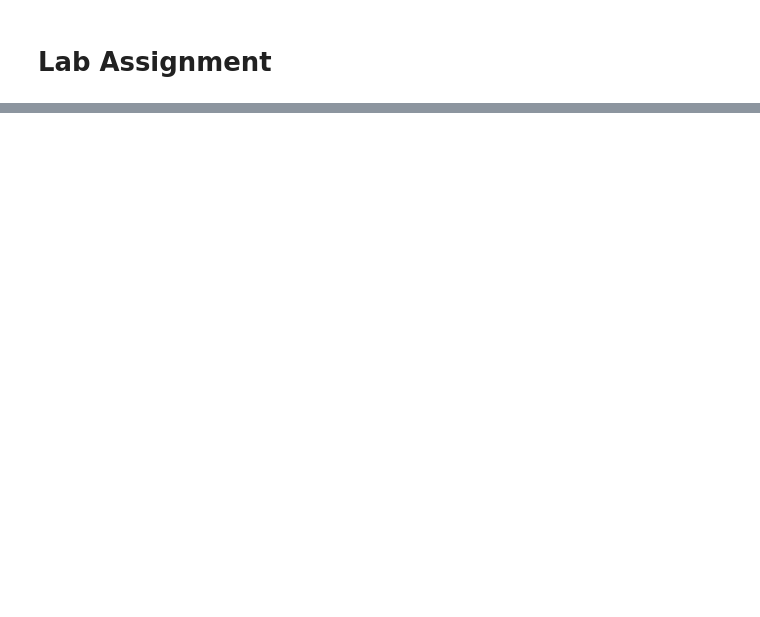
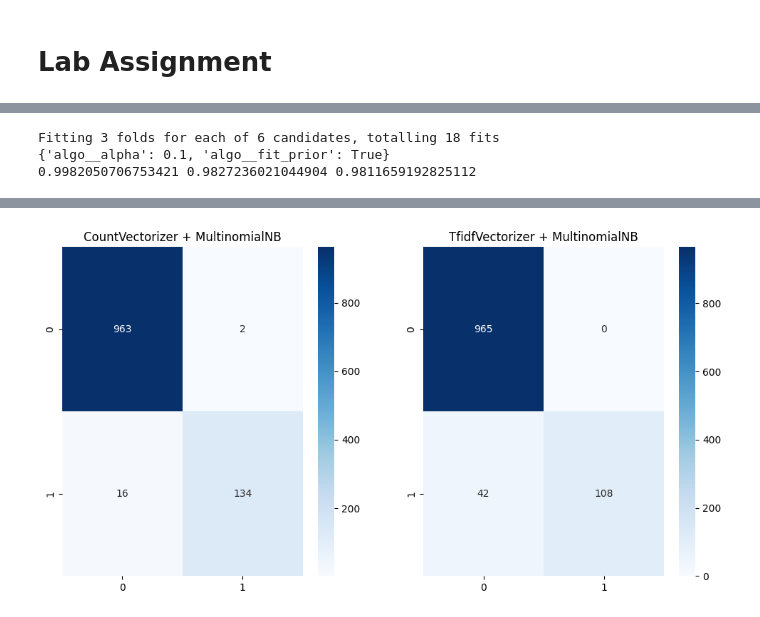
Before and after one commit to Rafazand/MachineL, a Jupyter notebook: MachineL_Jobsheet4.ipynb, the cells around one changed output, grey strips where cells are left out. Cells and saved outputs as stored; diff of their text form; code cells hidden in the pictures; blank space fills up the shorter version.

```diff
--- a/MachineL_Jobsheet4.ipynb
+++ b/MachineL_Jobsheet4.ipynb
@@ -536,0 +968,75 @@ plt.ylabel('predicted label')
+# %%
+from sklearn.feature_extraction.text import TfidfVectorizer
+
+param_grid = {
+    'algo__alpha': [0.1, 0.5, 1],
+    'algo__fit_prior': [True, False]
+}
+
+pipeline = Pipeline([
+    ('prep', TfidfVectorizer(stop_words='english')),
+    ('algo', MultinomialNB())
+])
+
+model2 = GridSearchCV(pipeline, param_grid, cv=3, n_jobs=-1, verbose=1)
+model2.fit(X_train, y_train)
+
+print(model2.best_params_)
+print(model2.score(X_train, y_train), model2.best_score_, model2.score(X_test, y_test))
+# %% [output]
+Fitting 3 folds for each of 6 candidates, totalling 18 fits
+{'algo__alpha': 0.1, 'algo__fit_prior': True}
+0.9982050706753421 0.9827236021044904 0.9811659192825112
+# %%
+from sklearn.feature_extraction.text import CountVectorizer, TfidfVectorizer
+from sklearn.naive_bayes import MultinomialNB
+from sklearn.metrics import classification_report, confusion_matrix
+import seaborn as sns
+import matplotlib.pyplot as plt
+
+# Step 1: Define the vectorizers
+count_vect = CountVectorizer()
+tfidf_vect = TfidfVectorizer()
+
+# Step 2: Fit the vectorizers on the training data
+X_train_count = count_vect.fit_transform(X_train)
+X_train_tfidf = tfidf_vect.fit_transform(X_train)
+
+# Step 3: Define and train the models
+model = MultinomialNB()  # For CountVectorizer + MultinomialNB
+model2 = MultinomialNB()  # For TfidfVectorizer + MultinomialNB
+
+model.fit(X_train_count, y_train)
+model2.fit(X_train_tfidf, y_train)
+
+# Step 4: Transform the test data using the fitted vectorizers
+X_test_count = count_vect.transform(X_test)
+X_test_tfidf = tfidf_vect.transform(X_test)
+
+# Step 5: Predict using both models
+y_pred = model.predict(X_test_count)  # For CountVectorizer + MultinomialNB
+y_pred2 = model2.predict(X_test_tfidf)  # For TfidfVectorizer + MultinomialNB
+
+# Step 6: Print classification reports
+print("CountVectorizer + MultinomialNB")
+print(classification_report(y_test, y_pred))
+
+print("TfidfVectorizer + MultinomialNB")
+print(classification_report(y_test, y_pred2))
+
+# Step 7: Generate confusion matrices
+cm = confusion_matrix(y_test, y_pred)
+cm2 = confusion_matrix(y_test, y_pred2)
+
+# Step 8: Plot confusion matrices side by side
+fig, ax = plt.subplots(1, 2, figsize=(12, 6))
+sns.heatmap(cm, annot=True, fmt='d', ax=ax[0], cmap='Blues')
+sns.heatmap(cm2, annot=True, fmt='d', ax=ax[1], cmap='Blues')
+
+# Set titles
+ax[0].set_title('CountVectorizer + MultinomialNB')
+ax[1].set_title('TfidfVectorizer + MultinomialNB')
+
+# Show the plots
+plt.show()
+# %% [output]
@@ -536,0 +1062 @@ plt.ylabel('predicted label')
+[figure, added]
```
Also changed, not shown: parts of 51 cells of this notebook.
